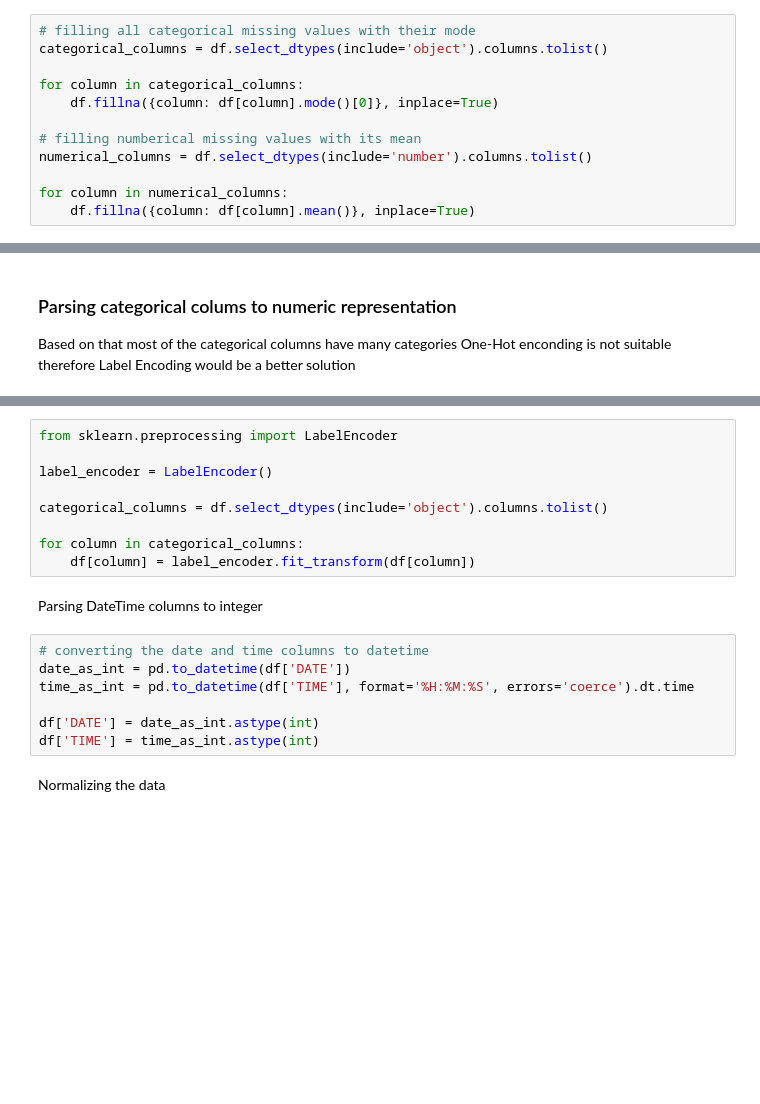
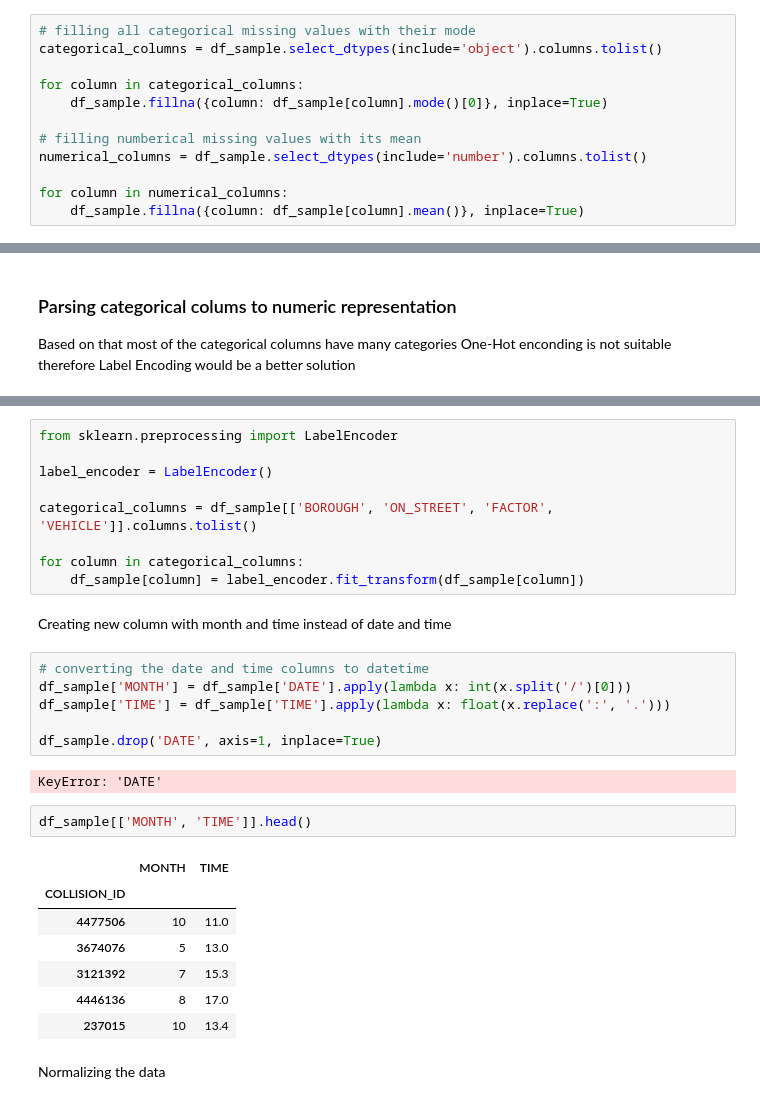
Before and after one commit to crzjothda/machlearning-ca1, a Jupyter notebook: CA1.ipynb, the cells around one changed output, grey strips where cells are left out. Drawn from its saved outputs; the diff is of its cells as text; blank space fills up the shorter version.

Commit message:
Training and testing with different splits

```diff
--- a/CA1.ipynb
+++ b/CA1.ipynb
@@ -160,14 +180,14 @@ plt.show()
 #### Filling missing values with their mode and mean for categorical and numerical values respectively
 # %%
 # filling all categorical missing values with their mode
-categorical_columns = df.select_dtypes(include='object').columns.tolist()
+categorical_columns = df_sample.select_dtypes(include='object').columns.tolist()
 
 for column in categorical_columns:
-    df.fillna({column: df[column].mode()[0]}, inplace=True)
+    df_sample.fillna({column: df_sample[column].mode()[0]}, inplace=True)
 
 # filling numberical missing values with its mean
-numerical_columns = df.select_dtypes(include='number').columns.tolist()
+numerical_columns = df_sample.select_dtypes(include='number').columns.tolist()
 
 for column in numerical_columns:
-    df.fillna({column: df[column].mean()}, inplace=True)
+    df_sample.fillna({column: df_sample[column].mean()}, inplace=True)
 # %%
@@ -201,19 +235,30 @@ from sklearn.preprocessing import LabelEncoder
 
 label_encoder = LabelEncoder()
 
-categorical_columns = df.select_dtypes(include='object').columns.tolist()
+categorical_columns = df_sample[['BOROUGH', 'ON_STREET', 'FACTOR', 'VEHICLE']].columns.tolist()
 
 for column in categorical_columns:
-    df[column] = label_encoder.fit_transform(df[column])
+    df_sample[column] = label_encoder.fit_transform(df_sample[column])
-# %% [markdown]
-Parsing DateTime columns to integer
-# %%
-# converting the date and time columns to datetime
-date_as_int = pd.to_datetime(df['DATE'])
-time_as_int = pd.to_datetime(df['TIME'], format='%H:%M:%S', errors='coerce').dt.time
-
-df['DATE'] = date_as_int.astype(int)
-df['TIME'] = time_as_int.astype(int)
+# %% [markdown]
+Creating new column with month and time instead of date and time
+# %%
+# converting the date and time columns to datetime
+df_sample['MONTH'] = df_sample['DATE'].apply(lambda x: int(x.split('/')[0]))
+df_sample['TIME'] = df_sample['TIME'].apply(lambda x: float(x.replace(':', '.')))
+
+df_sample.drop('DATE', axis=1, inplace=True)
+# %% [output]
+KeyError: 'DATE'
+# %%
+df_sample[['MONTH', 'TIME']].head()
+# %% [output]
+|  | MONTH | TIME |
+| COLLISION_ID |  |  |
+| 4477506 | 10 | 11.0 |
+| 3674076 | 5 | 13.0 |
+| 3121392 | 7 | 15.3 |
+| 4446136 | 8 | 17.0 |
+| 237015 | 10 | 13.4 |
 # %% [markdown]
 Normalizing the data
 # %% [markdown]
```
Also changed, not shown: parts of 22 cells of this notebook, 1 other file.
